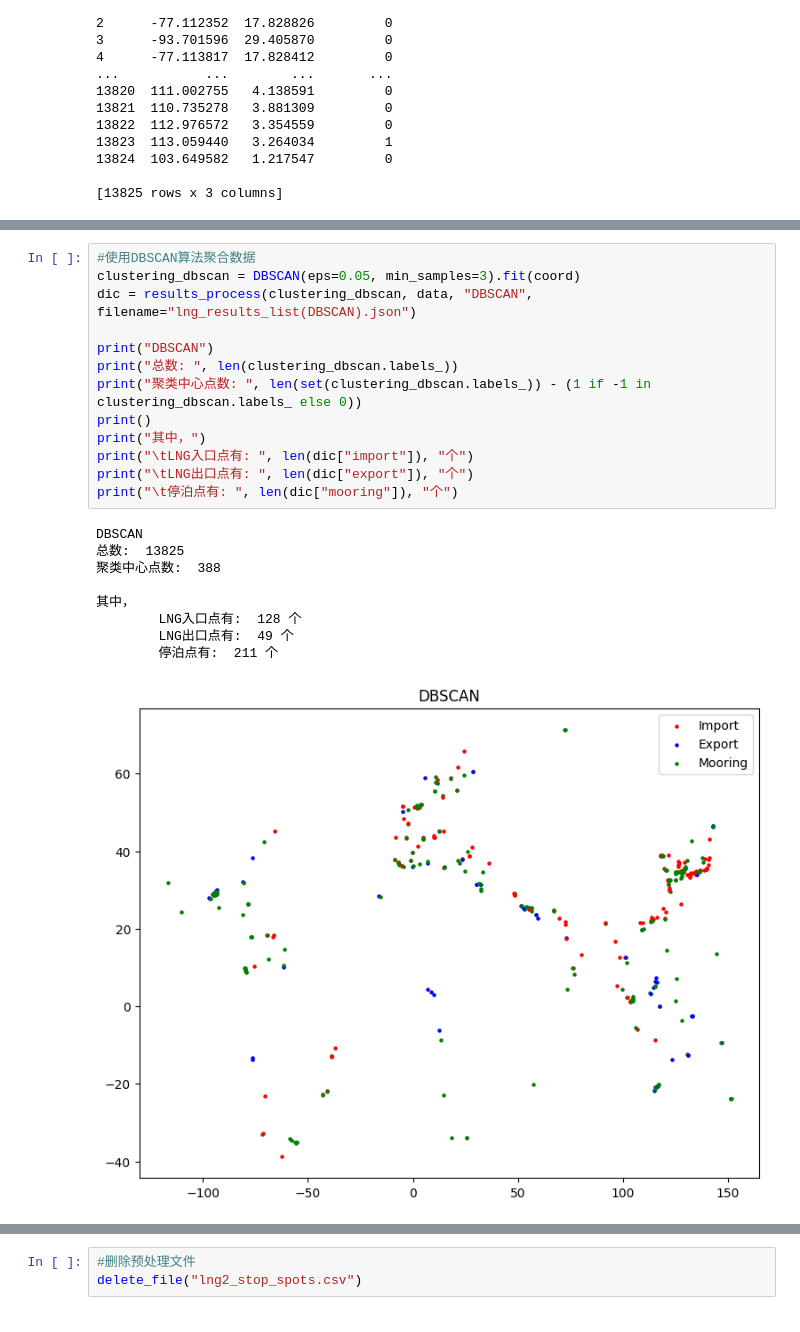
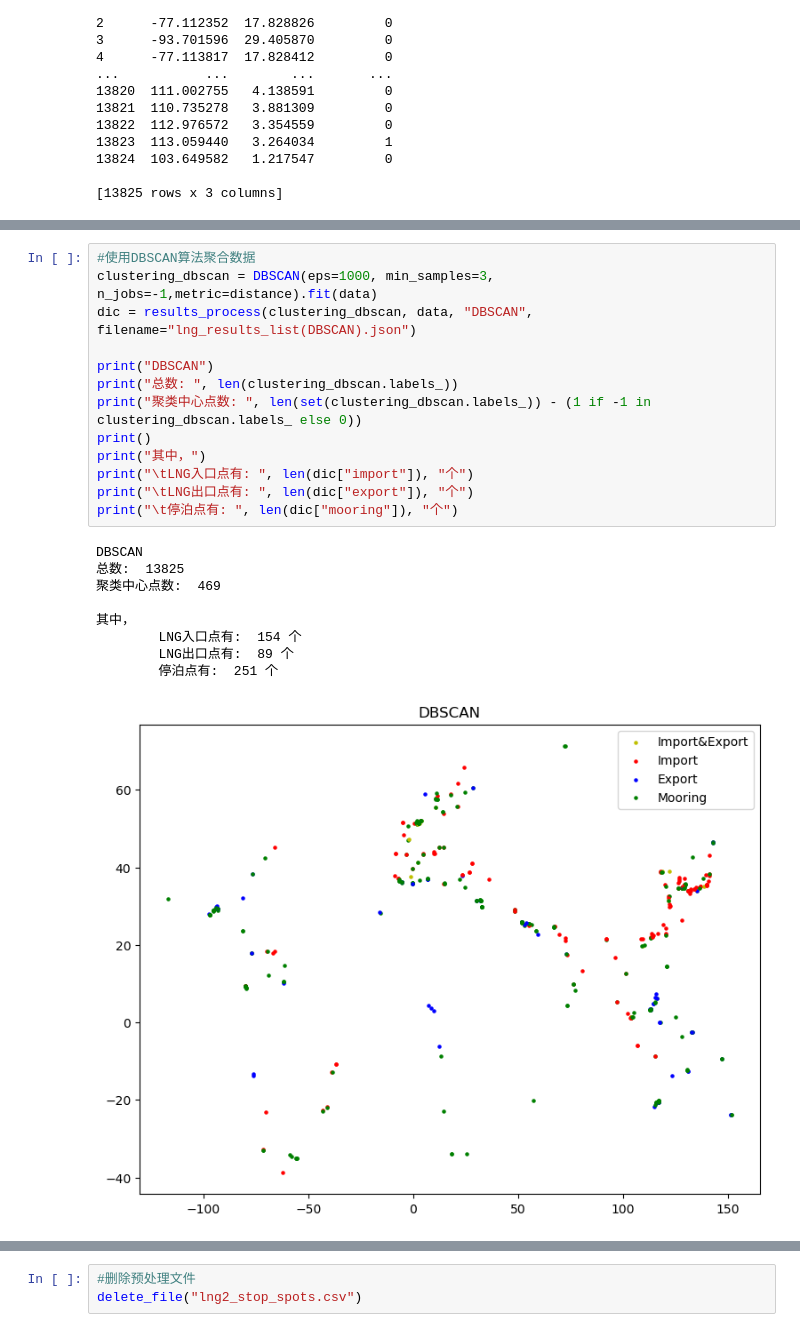
Before and after one commit to Looong01/LNG-Site-Clustering-Experiment, a Jupyter notebook: Run.ipynb, the cells around one changed output, grey strips where cells are left out. Saved outputs shown, nothing was run; the diff lists cells and outputs as text.

```diff
--- a/Run.ipynb
+++ b/Run.ipynb
@@ -81,25 +108,25 @@ K-means++
 # %%
 #使用DBSCAN算法聚合数据
-clustering_dbscan = DBSCAN(eps=0.05, min_samples=3).fit(coord)
+clustering_dbscan = DBSCAN(eps=1000, min_samples=3, n_jobs=-1,metric=distance).fit(data)
 dic = results_process(clustering_dbscan, data, "DBSCAN", filename="lng_results_list(DBSCAN).json")
 
 print("DBSCAN")
 print("总数: ", len(clustering_dbscan.labels_))
 print("聚类中心点数: ", len(set(clustering_dbscan.labels_)) - (1 if -1 in clustering_dbscan.labels_ else 0))
 print()
 print("其中，")
 print("\tLNG入口点有: ", len(dic["import"]), "个")
 print("\tLNG出口点有: ", len(dic["export"]), "个")
 print("\t停泊点有: ", len(dic["mooring"]), "个")
 # %% [output]
 DBSCAN
 总数:  13825
-聚类中心点数:  388
+聚类中心点数:  469
 
 其中，
-        LNG入口点有:  128 个
-        LNG出口点有:  49 个
-        停泊点有:  211 个
+        LNG入口点有:  154 个
+        LNG出口点有:  89 个
+        停泊点有:  251 个
-[figure, old version]
+[figure, new version]
 # %%
 #使用OPTICS算法聚合数据
```
Also changed, not shown: parts of 7 cells of this notebook, 16 other files.
